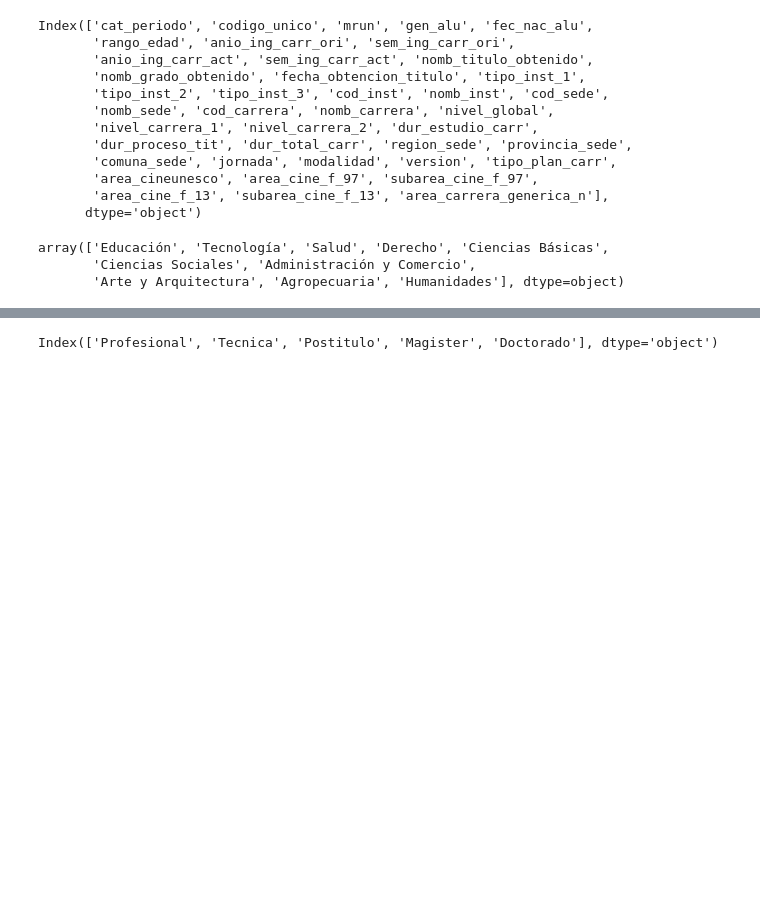
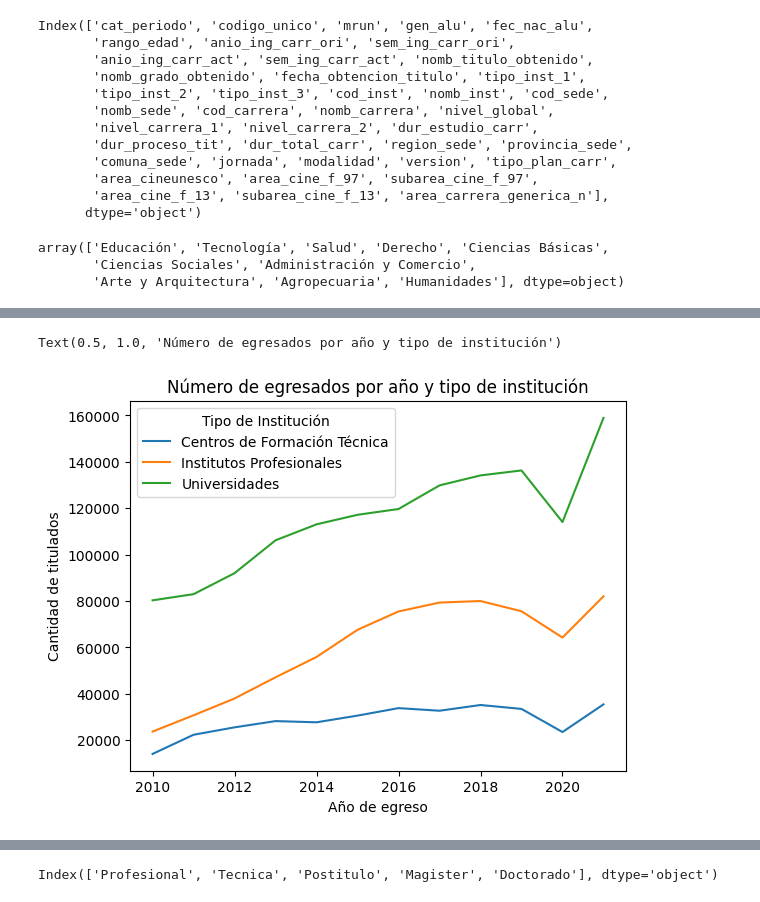
Before and after one commit to NicoBrandstetterr/titulados_ed_superior, a Jupyter notebook: preprocesamiento.ipynb, the cells around one changed output, grey strips where cells are left out. Cells and saved outputs as stored; diff of their text form; code cells hidden in the pictures; blank space fills up the shorter version.

Commit message:
Agrega visualizaciones de rango etáreo vs tipo de institucion y numero de egresados según tipo de institucion

```diff
--- a/preprocesamiento.ipynb
+++ b/preprocesamiento.ipynb
@@ -311,0 +314,5 @@ for df in data.values():
+# %%
+# Primero proyectamos las columnas que seran necesarias y agrupamos
+projected_data = big_data[["cat_periodo", "tipo_inst_1","codigo_unico"]]
+by_year = projected_data.groupby(["cat_periodo", "tipo_inst_1"], as_index=False).count()
+by_year
@@ -311,0 +337,10 @@ for df in data.values():
+# %%
+# Aqui definimos el mapeo visual
+sns.lineplot(by_year, x="cat_periodo", y="codigo_unico", hue="tipo_inst_1")
+plt.xlabel("Año de egreso")
+plt.ylabel("Cantidad de titulados")
+plt.legend(title="Tipo de Institución")
+plt.title("Número de egresados por año y tipo de institución")
+# %% [output]
+Text(0.5, 1.0, 'Número de egresados por año y tipo de institución')
+[figure, added]
```
Also changed, not shown: parts of 10 cells of this notebook.
